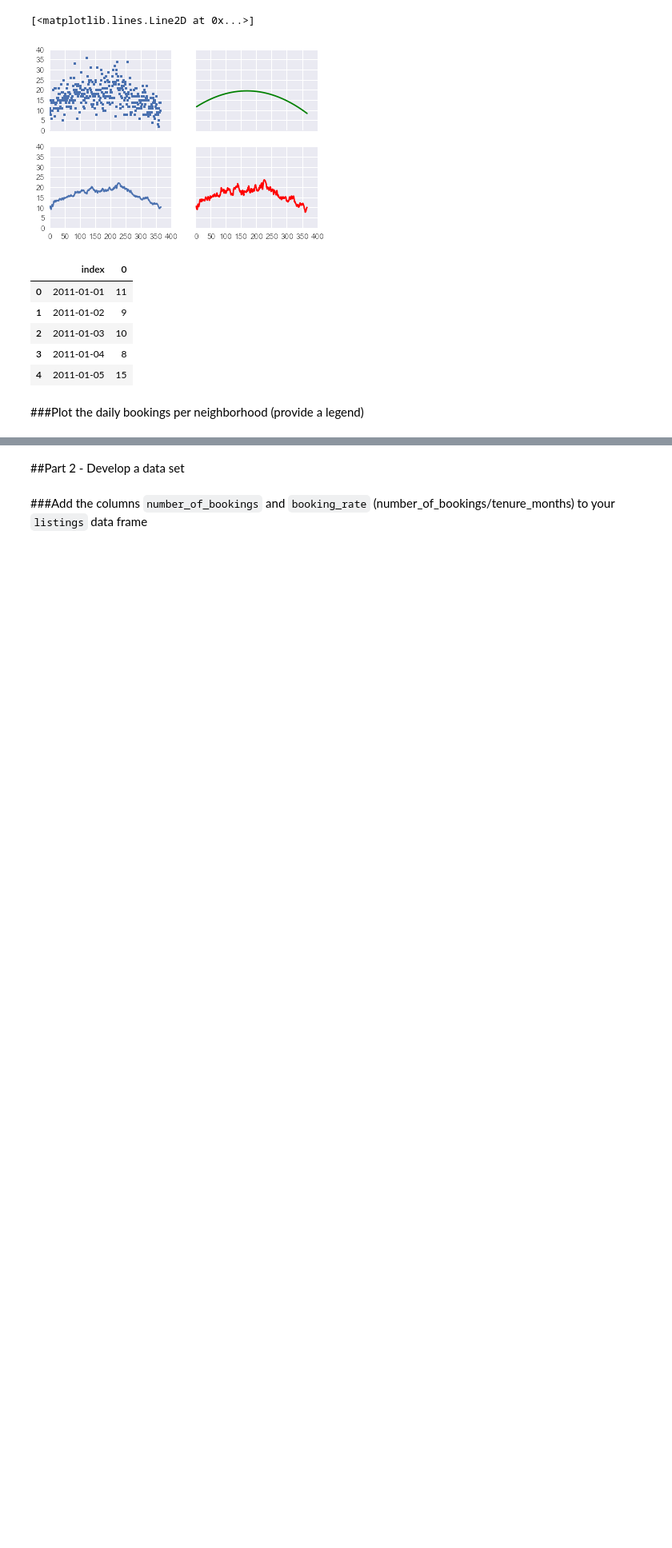
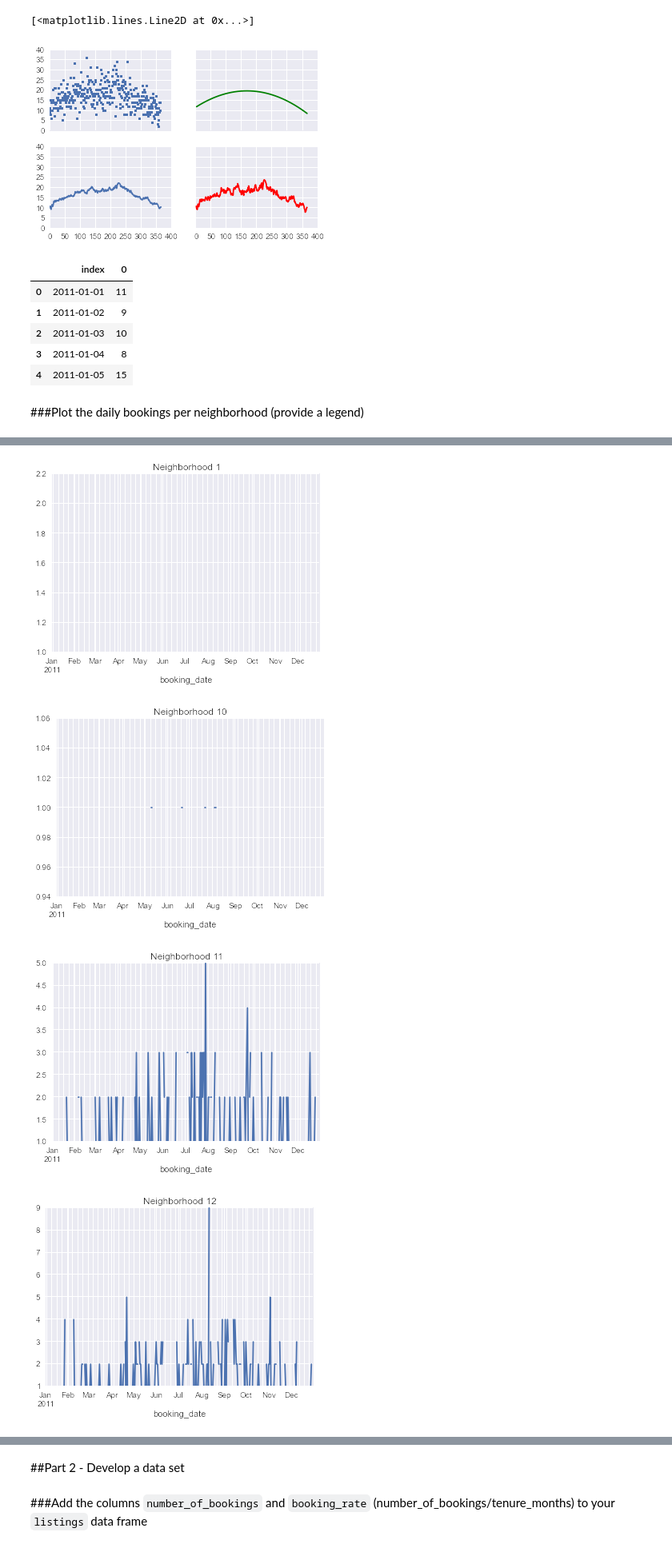
Before and after one commit to metasyn/DAT_SF_11, a Jupyter notebook: homeworks/hw1/hw1_soln.ipynb, the cells around one changed output, grey strips where cells are left out. Shown: that part at 80% size. Drawn from its saved outputs; the diff is of its cells as text; code cells hidden in the pictures; blank space fills up the shorter version.

```diff
--- a/homeworks/hw1/hw1_soln.ipynb
+++ b/homeworks/hw1/hw1_soln.ipynb
@@ -190,12 +190,12 @@ Lets regress ! I'm going to use np.polyfit. It minimizes the minimized squared e
 [interactive output not drawn]
 # %%
 for i in range(1,4):
-    z = np.polyfit(reset.index, count, i)
+    z = np.polyfit(reset.index, reset[0], i)
     p = np.poly1d(z)
 
     print "Polynomial (" + str(i) + ")", '\n', p, '\n'
-    xp = np.linspace(1, max(reset.index), max(count))
-    plt.plot(reset.index, count, '.', xp, p(xp), '-')
+    xp = np.linspace(1, max(reset.index), max(reset[0]))
+    plt.plot(reset.index, reset[0], '.', xp, p(xp), '-')
 # %% [output]
 Polynomial (1)
 
@@ -307,0 +313,12 @@ mrgd.groupby('neighborhood')
+# %%
+chunk = pd.DataFrame(neidate)
+maxnei = range(len(chunk.columns))
+for i in range(20):
+    plt.subplots(1,1)
+    plt.title(str(chunk.columns[i]))
+    chunk.ix[:,i].plot()
+# %% [output]
+[figure, added]
+[figure, added]
+[figure, added]
+[figure, added]
```
Also changed, not shown: parts of 7 cells of this notebook.
